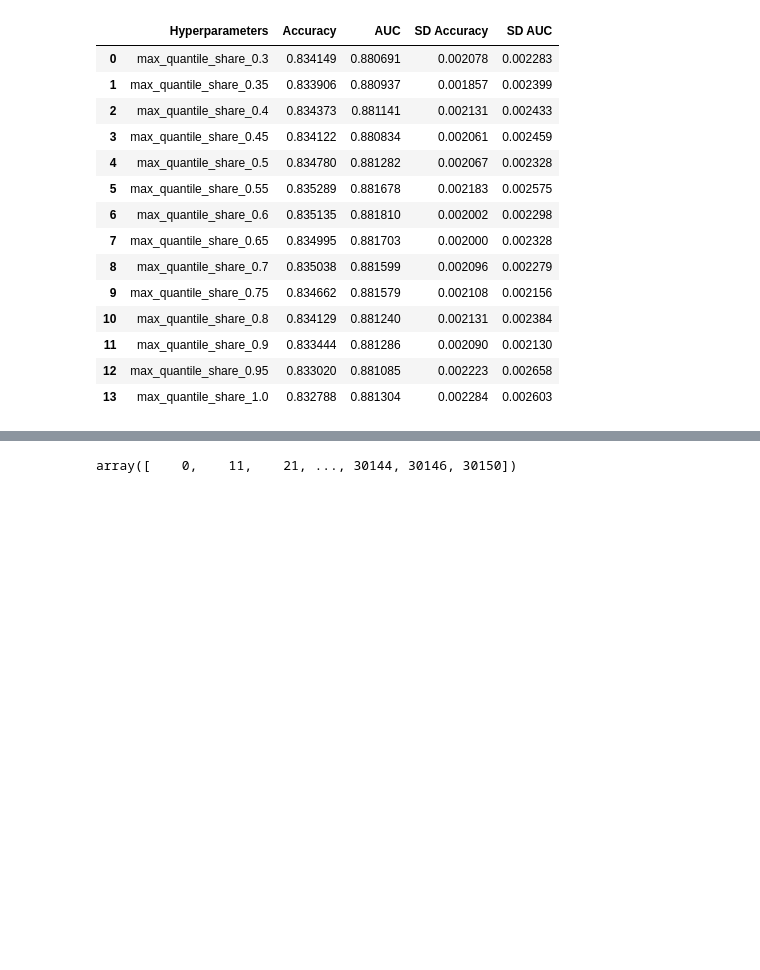
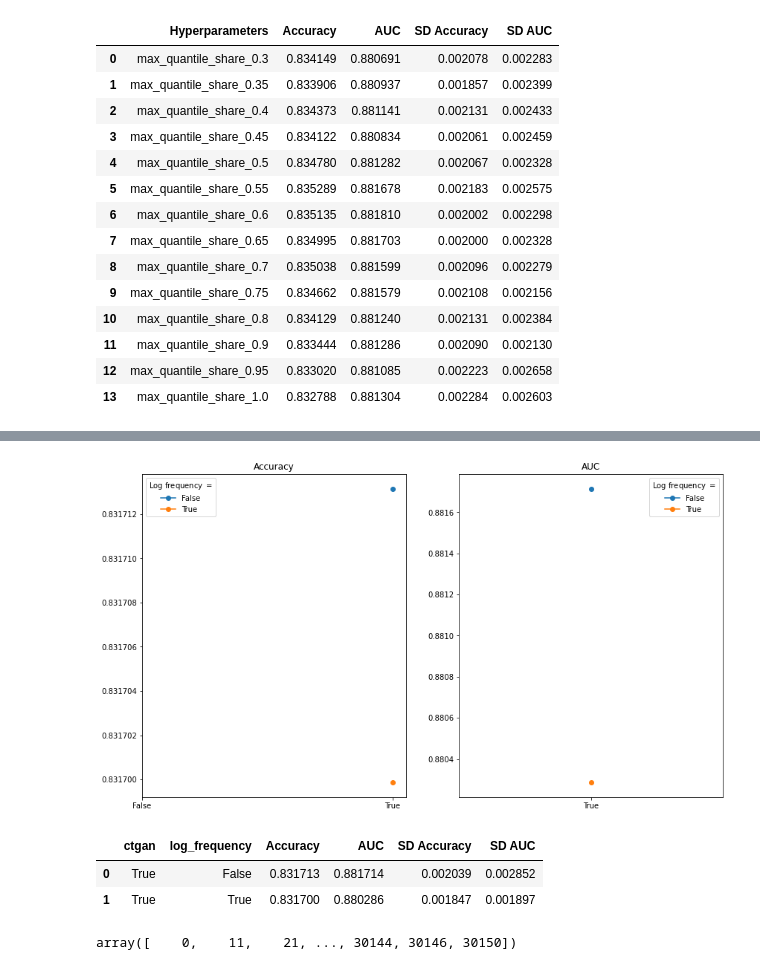
Before and after one commit to ArneRustad/Master-thesis-cf, a Jupyter notebook: scripts/tabGAN_hyperparam_tuning.ipynb, the cells around one changed output, grey strips where cells are left out. Drawn from its saved outputs; the diff is of its cells as text; code cells hidden in the pictures; blank space fills up the shorter version.

```diff
--- a/scripts/tabGAN_hyperparam_tuning.ipynb
+++ b/scripts/tabGAN_hyperparam_tuning.ipynb
@@ -2010,0 +2013,11 @@ result_ctgan
+# %%
+real_data_sampling_vec = [(False, False), (False, True), (True, False)]
+n_synthetic_datasets_real_data_sampling_comparison = 10
+n_epochs_real_data_sampling = 100
+
+def create_tabGAN_for_real_data_sampling(tf_data_use, np_data_fix):
+    tg_qtr = TabGAN(data_train, n_critic = n_critic, opt_lr = opt_lr, adam_beta1 = adam_beta1,
+                      quantile_transformation_int = True, quantile_rand_transformation = True,
+                      noise_discrete_unif_max = noise_discrete_unif_max, tf_data_use=tf_data_use,
+                   np_data_fix=np_data_fix)
+    return tg_qtr
@@ -2011,3 +2045,32 @@ result_ctgan
+# %%
+result_real_data_sampling = helpers.hp_tuning.evaluate_hyperparams_through_prediction(
+    data_train=data_train,
+    data_test=data_test,
+    dataset_dir=const.dir.hyperparams_tuning(),
+    hyperparams_vec=real_data_sampling_vec,
+    hyperparams_name = "categorical_query",
+    hyperparams_subname=["real_data_sampling", "log_frequency"],
+    subfolder="tabGAN-qtr",
+    n_synthetic_datasets = n_synthetic_datasets_real_data_sampling_comparison,
+    save_dir = const.dir.images(),
+    save_path = "predictive_performance_against_real_data_sampling.svg",
+    legend_pos="best",
+    x_scale="linear",
+    incl_comparison_folder=True,
+    allow_not_complete_hp_vec=True,
+    plot_separate=True,
+    only_separate_by_color=True,
+    result_table_split_hps=True,
+    bool_x_axis=True
+)
+# %% [output]
+[figure, added]
+# %%
+result_real_data_sampling
+# %% [output]
+|  | ctgan | log_frequency | Accuracy | AUC | SD Accuracy | SD AUC |
+| 0 | True | False | 0.831713 | 0.881714 | 0.002039 | 0.002852 |
+| 1 | True | True | 0.831700 | 0.880286 | 0.001847 | 0.001897 |
 # %%
 np.flatnonzero(tg_qtr.data_discrete_oh[:, 0])
 # %% [output]
```
Also changed, not shown: parts of 12 cells of this notebook, 6 other files.
